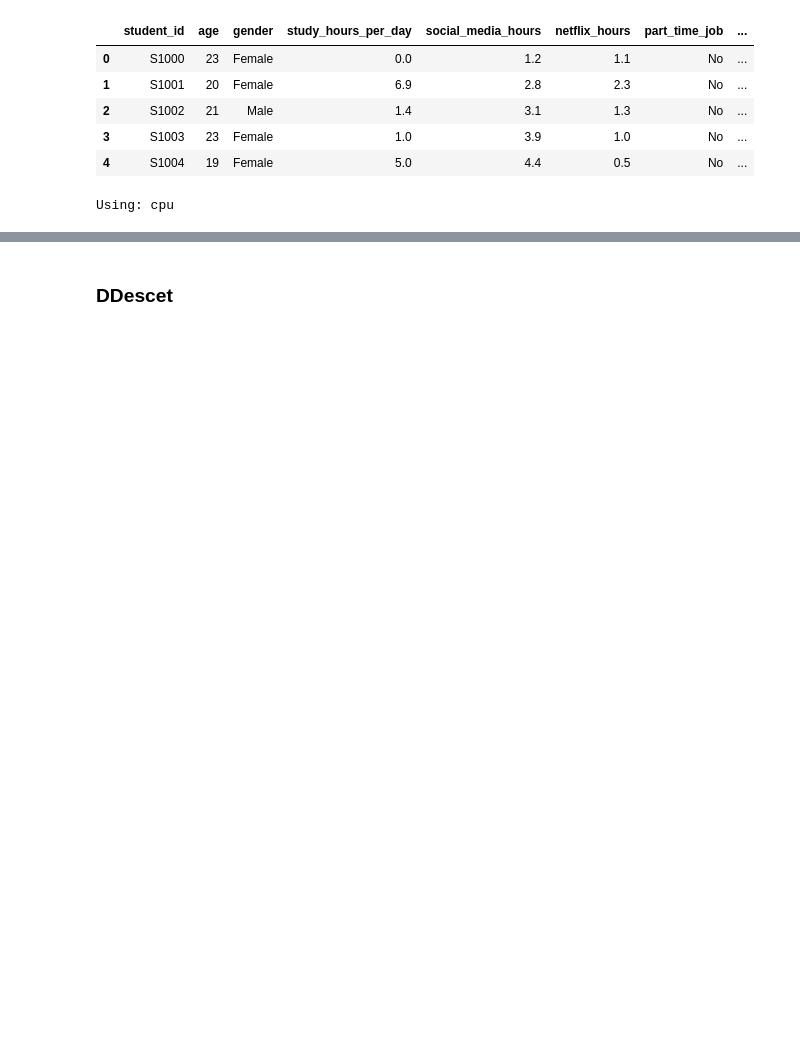
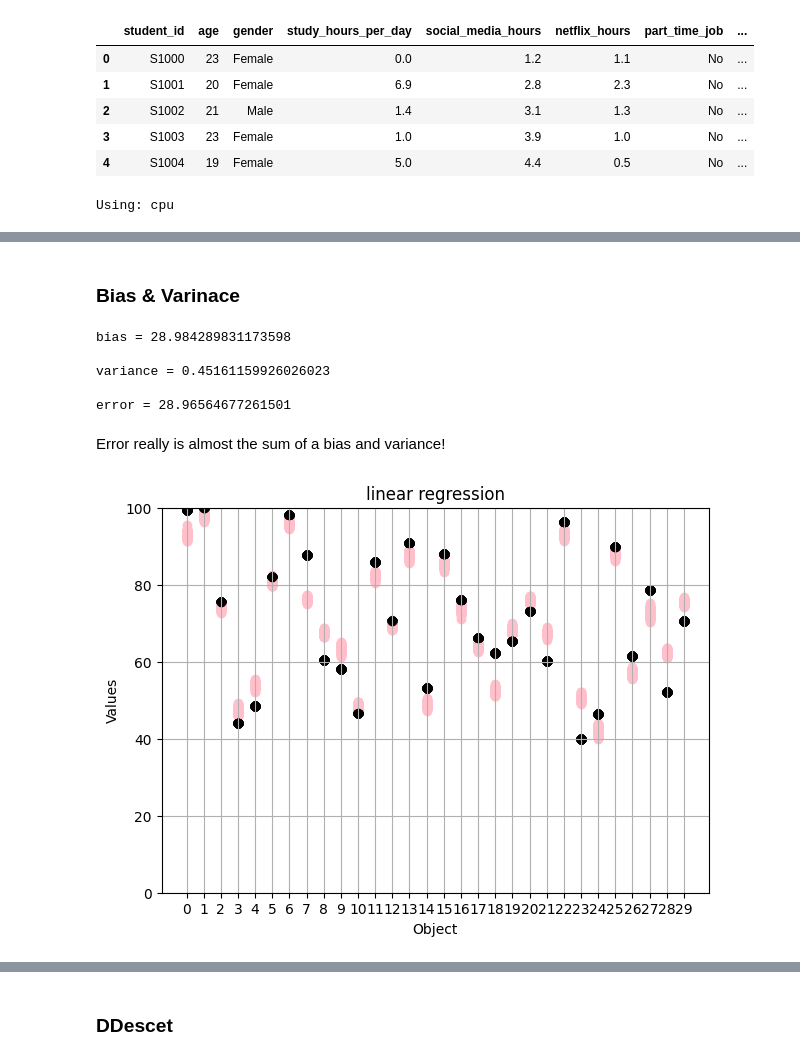
Before and after one commit to juli-ter/UDL, a Jupyter notebook: Demo_MAY.ipynb, the cells around one changed output, grey strips where cells are left out. Cells and saved outputs as stored; diff of their text form; code cells hidden in the pictures; blank space fills up the shorter version.

```diff
--- a/Demo_MAY.ipynb
+++ b/Demo_MAY.ipynb
@@ -261,0 +355,5 @@ Using: cpu
+# %%
+y = df["exam_score"].to_numpy()
+X = df.drop(columns=["exam_score"]).to_numpy()
+# %% [markdown]
+### Bias & Varinace
@@ -261,0 +399,58 @@ Using: cpu
+# %%
+from sklearn.linear_model import LinearRegression
+bias, variance, error = compute_biase_variance(LinearRegression(), X, y, 1000)
+print('bias =', bias, '\n')
+print('variance =', variance, '\n')
+print('error =', error, '\n')
+# %% [output]
+bias = 28.984289831173598
+
+variance = 0.45161159926026023
+
+error = 28.96564677261501
+# %% [markdown]
+Error really is almost the sum of a bias and variance!
+# %%
+def plot_predictions(regressor, X, y, num_runs=100, num_test_objects=10, title=""):
+    """
+    plot graphics described above
+    """
+    all = np.empty(X.shape[0])
+    filler = np.arange(0, X.shape[0], 1)
+
+    plt.figure(figsize=(24,5))
+    for i in range(0, len(regressor)):
+        plt.subplot(131 + i)
+        plt.title(title[i])
+        plt.xlabel("Object")
+        plt.ylabel("Values")
+        plt.grid(True)
+        plt.xticks((range(0, num_test_objects)))
+        plt.ylim(0,100)
+
+
+        tst = np.random.randint(0, X.shape[0], size=num_test_objects)
+        X_test = X[tst]
+        y_test = y[tst]
+
+        out = np.setdiff1d(filler, np.unique(tst))
+        X_train = X[out]
+        y_train = y[out]
+
+        for j in range(num_runs):
+            idxs = np.random.randint(0, X_train.shape[0], size=X_train.shape[0])
+            regressor[i].fit(X_train[idxs], y_train[idxs])
+
+            #out = np.setdiff1d(filler, np.unique(idxs))
+            Y_pred = regressor[i].predict(X_test)
+
+            plt.scatter(range(0, num_test_objects), Y_pred, c = 'pink')
+            plt.scatter(range(0, num_test_objects), y_test, c = 'black')
+
+    plt.show()
+# %%
+regs = [LinearRegression()]
+titles = ["linear regression"]
+plot_predictions(regs, X, y, num_runs=100, num_test_objects=30, title=titles)
+# %% [output]
+[figure, added]
```
Also changed, not shown: parts of 22 cells of this notebook.
